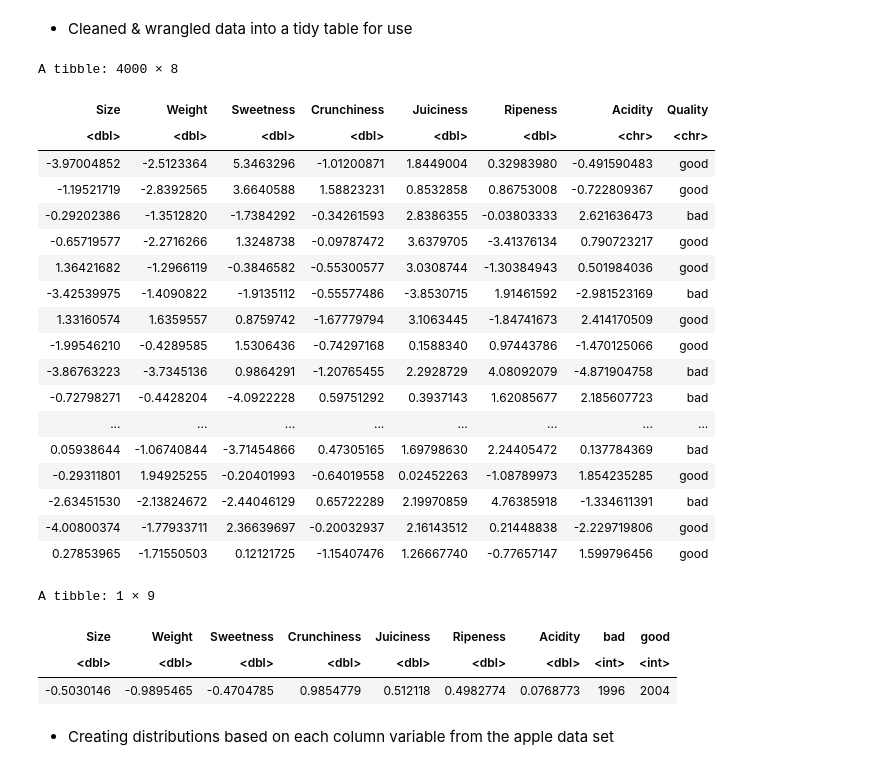
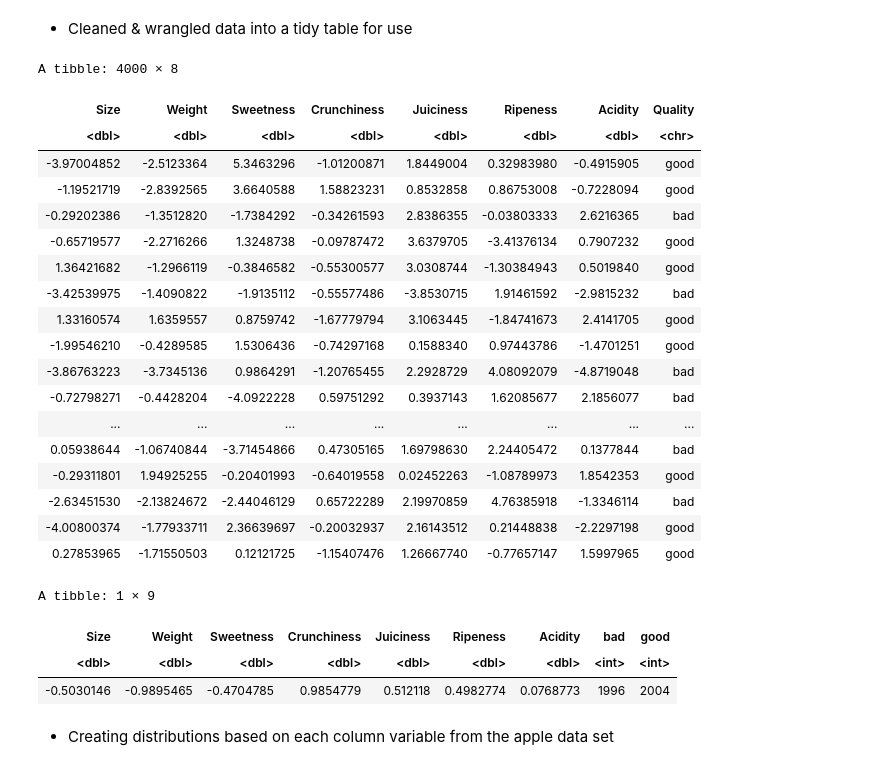
Before and after one commit to Dana-Te/DSCI100-Group-41, a Jupyter notebook: Group_Project_Report.ipynb, the cells around one changed output. Cells and saved outputs as stored; diff of their text form; code cells hidden in the pictures.

```diff
--- a/Group_Project_Report.ipynb
+++ b/Group_Project_Report.ipynb
@@ -76,56 +76,56 @@ A spec_tbl_df: 4001 × 9
 # %%
 apple_data_wrangled<- apple_data|>
     filter(A_id!="NA")|>
     select(Size:Quality)|>
     mutate(Acidity=as.numeric(as.character(Acidity)),
-           Size	= as.numeric(Size)
-           Weight = as.numeric(Weight)
-           Sweetness = as.numeric(Sweetness)
-           Crunchiness = as.numeric(
-           Juiciness = as.numeric
-           Ripeness = as.numeric
+           Size	= as.numeric(Size),
+           Weight = as.numeric(Weight),
+           Sweetness = as.numeric(Sweetness),
+           Crunchiness = as.numeric(Crunchiness),
+           Juiciness = as.numeric(Juiciness),
+           Ripeness = as.numeric(Ripeness),
            )
 
 apple_data_wrangled
 
 apple_data_mean<- apple_data_wrangled|>
     select(Size:Acidity)|>
     mutate(Acidity=as.numeric(Acidity))|>
     map_df(mean, na.rm=TRUE)
 
 apple_data_quality<-apple_data|>
     filter(A_id!="NA")|>
     select(Quality)|>
     group_by(Quality) |>
     summarise(Count = n())|>
     pivot_wider(names_from=Quality, values_from=Count)
 
 merge<- cross_join(apple_data_mean, apple_data_quality)
 merge
 
 #The 'Merge' table consists of the mean for all the variables (Size to Ripeness),
 #and the number of rows in each classification from Quality( bad or good).
 #The data was already tidy and needed not much wrangling.
 # %% [output]
 A tibble: 4000 × 8
 | Size | Weight | Sweetness | Crunchiness | Juiciness | Ripeness | Acidity | Quality |
-| <dbl> | <dbl> | <dbl> | <dbl> | <dbl> | <dbl> | <chr> | <chr> |
-| -3.97004852 | -2.5123364 | 5.3463296 | -1.01200871 | 1.8449004 | 0.32983980 | -0.491590483 | good |
-| -1.19521719 | -2.8392565 | 3.6640588 | 1.58823231 | 0.8532858 | 0.86753008 | -0.722809367 | good |
-| -0.29202386 | -1.3512820 | -1.7384292 | -0.34261593 | 2.8386355 | -0.03803333 | 2.621636473 | bad |
-| -0.65719577 | -2.2716266 | 1.3248738 | -0.09787472 | 3.6379705 | -3.41376134 | 0.790723217 | good |
-| 1.36421682 | -1.2966119 | -0.3846582 | -0.55300577 | 3.0308744 | -1.30384943 | 0.501984036 | good |
-| -3.42539975 | -1.4090822 | -1.9135112 | -0.55577486 | -3.8530715 | 1.91461592 | -2.981523169 | bad |
-| 1.33160574 | 1.6359557 | 0.8759742 | -1.67779794 | 3.1063445 | -1.84741673 | 2.414170509 | good |
-| -1.99546210 | -0.4289585 | 1.5306436 | -0.74297168 | 0.1588340 | 0.97443786 | -1.470125066 | good |
-| -3.86763223 | -3.7345136 | 0.9864291 | -1.20765455 | 2.2928729 | 4.08092079 | -4.871904758 | bad |
-| -0.72798271 | -0.4428204 | -4.0922228 | 0.59751292 | 0.3937143 | 1.62085677 | 2.185607723 | bad |
+| <dbl> | <dbl> | <dbl> | <dbl> | <dbl> | <dbl> | <dbl> | <chr> |
+| -3.97004852 | -2.5123364 | 5.3463296 | -1.01200871 | 1.8449004 | 0.32983980 | -0.4915905 | good |
+| -1.19521719 | -2.8392565 | 3.6640588 | 1.58823231 | 0.8532858 | 0.86753008 | -0.7228094 | good |
+| -0.29202386 | -1.3512820 | -1.7384292 | -0.34261593 | 2.8386355 | -0.03803333 | 2.6216365 | bad |
+| -0.65719577 | -2.2716266 | 1.3248738 | -0.09787472 | 3.6379705 | -3.41376134 | 0.7907232 | good |
+| 1.36421682 | -1.2966119 | -0.3846582 | -0.55300577 | 3.0308744 | -1.30384943 | 0.5019840 | good |
+| -3.42539975 | -1.4090822 | -1.9135112 | -0.55577486 | -3.8530715 | 1.91461592 | -2.9815232 | bad |
+| 1.33160574 | 1.6359557 | 0.8759742 | -1.67779794 | 3.1063445 | -1.84741673 | 2.4141705 | good |
+| -1.99546210 | -0.4289585 | 1.5306436 | -0.74297168 | 0.1588340 | 0.97443786 | -1.4701251 | good |
+| -3.86763223 | -3.7345136 | 0.9864291 | -1.20765455 | 2.2928729 | 4.08092079 | -4.8719048 | bad |
+| -0.72798271 | -0.4428204 | -4.0922228 | 0.59751292 | 0.3937143 | 1.62085677 | 2.1856077 | bad |
 | ... | ... | ... | ... | ... | ... | ... | ... |
-| 0.05938644 | -1.06740844 | -3.71454866 | 0.47305165 | 1.69798630 | 2.24405472 | 0.137784369 | bad |
-| -0.29311801 | 1.94925255 | -0.20401993 | -0.64019558 | 0.02452263 | -1.08789973 | 1.854235285 | good |
-| -2.63451530 | -2.13824672 | -2.44046129 | 0.65722289 | 2.19970859 | 4.76385918 | -1.334611391 | bad |
-| -4.00800374 | -1.77933711 | 2.36639697 | -0.20032937 | 2.16143512 | 0.21448838 | -2.229719806 | good |
-| 0.27853965 | -1.71550503 | 0.12121725 | -1.15407476 | 1.26667740 | -0.77657147 | 1.599796456 | good |
+| 0.05938644 | -1.06740844 | -3.71454866 | 0.47305165 | 1.69798630 | 2.24405472 | 0.1377844 | bad |
+| -0.29311801 | 1.94925255 | -0.20401993 | -0.64019558 | 0.02452263 | -1.08789973 | 1.8542353 | good |
+| -2.63451530 | -2.13824672 | -2.44046129 | 0.65722289 | 2.19970859 | 4.76385918 | -1.3346114 | bad |
+| -4.00800374 | -1.77933711 | 2.36639697 | -0.20032937 | 2.16143512 | 0.21448838 | -2.2297198 | good |
+| 0.27853965 | -1.71550503 | 0.12121725 | -1.15407476 | 1.26667740 | -0.77657147 | 1.5997965 | good |
 A tibble: 1 × 9
 | Size | Weight | Sweetness | Crunchiness | Juiciness | Ripeness | Acidity | bad | good |
 | <dbl> | <dbl> | <dbl> | <dbl> | <dbl> | <dbl> | <dbl> | <int> | <int> |
```
Also changed, not shown: parts of 2 cells of this notebook.
